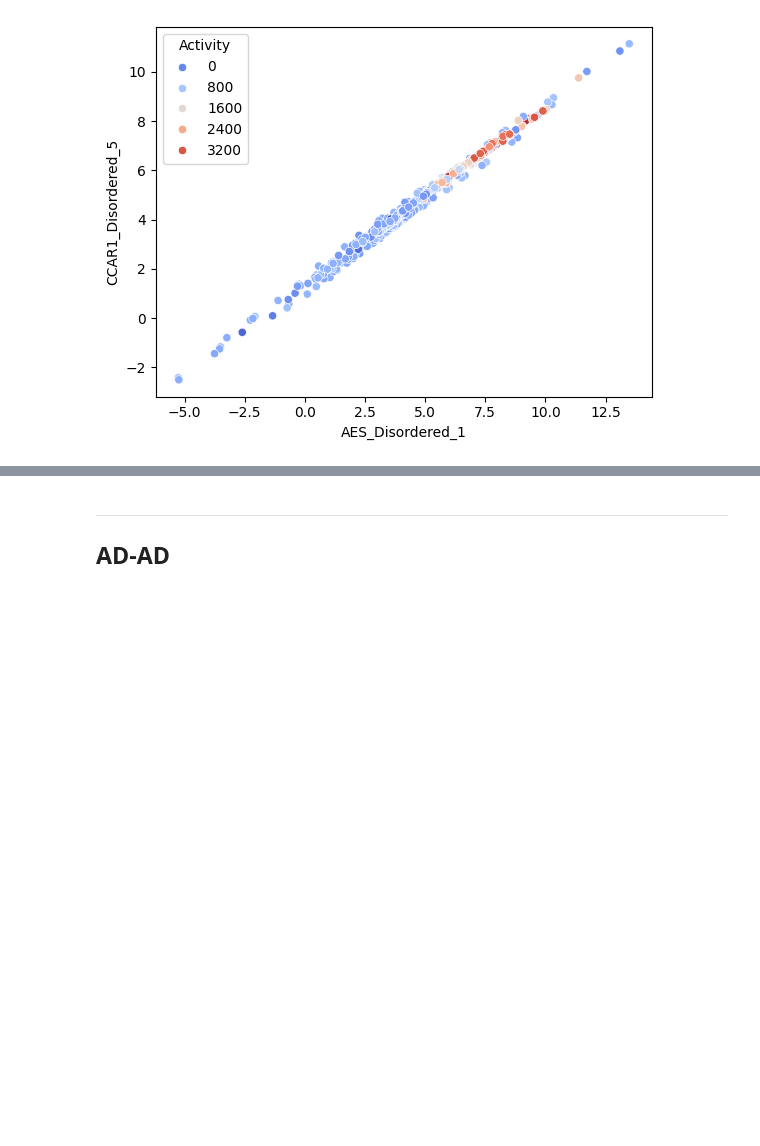
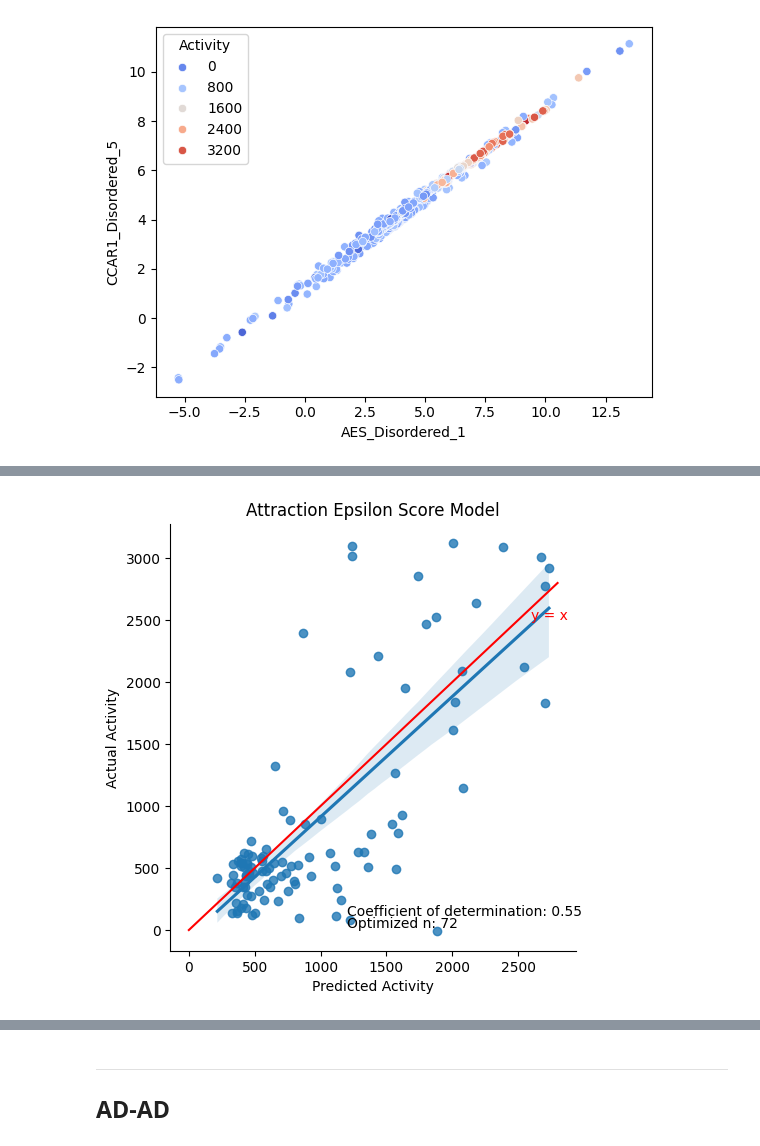
Before and after one commit to kinseylong/StallerRotation, a Jupyter notebook: finches_IDRs/staller5lib_analysis.ipynb, the cells around one changed output, grey strips where cells are left out. Saved outputs shown, nothing was run; the diff lists cells and outputs as text; code cells hidden in the pictures; blank space fills up the shorter version.

```diff
--- a/finches_IDRs/staller5lib_analysis.ipynb
+++ b/finches_IDRs/staller5lib_analysis.ipynb
@@ -167,0 +190,10 @@ most_important_TFs.sort_values("Number of annotations in top features", ascendin
+# %%
+sns.lmplot(best_results, x = "Predicted Activity", y = "Actual Activity")
+plt.text(2600, 2500, "y = x", color="red")
+sns.lineplot(x = range(2800), y = range(2800), color="red")
+plt.text(1200, 120, "Coefficient of determination: " + str(np.round(max_score, 2)))
+plt.text(1200, 20, "Optimized n: " + str(best_k))
+plt.title("Attraction Epsilon Score Model")
+plt.savefig("figures/staller5lib/regressionmodel_attraction_only_results.png", bbox_inches="tight")
+# %% [output]
+[figure, added]
```
Also changed, not shown: parts of 22 cells of this notebook, 7 other files.
